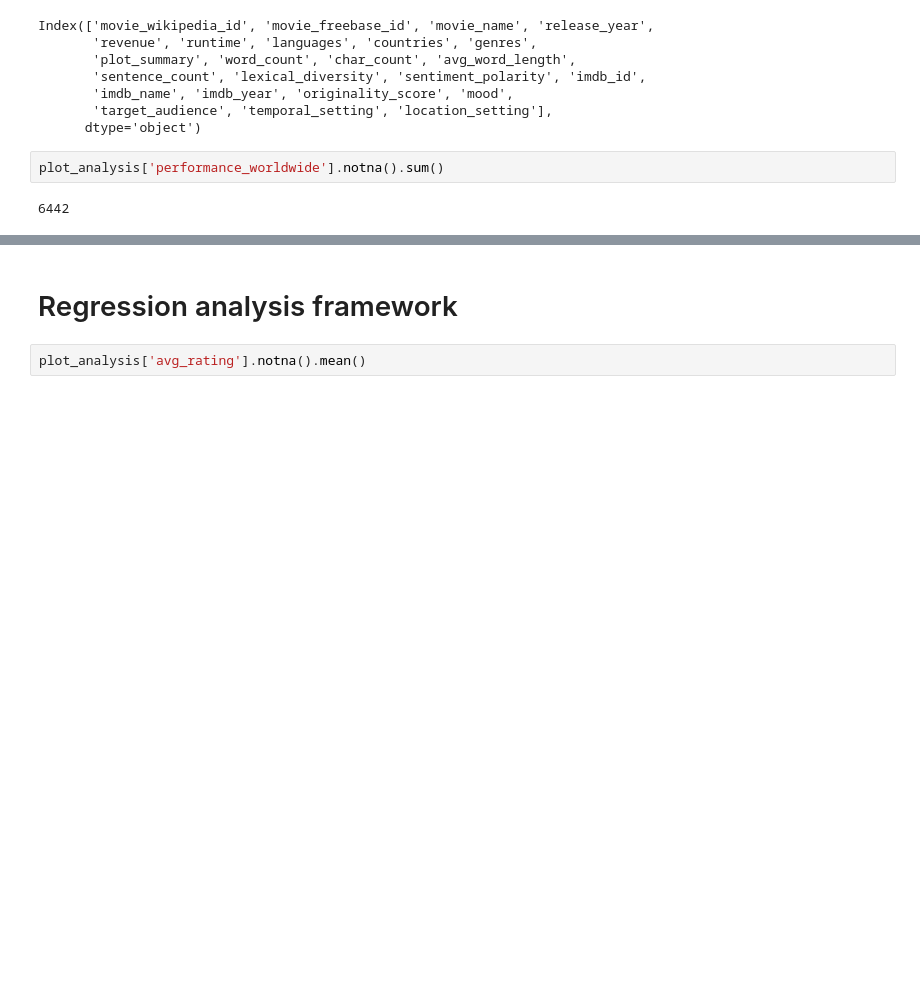
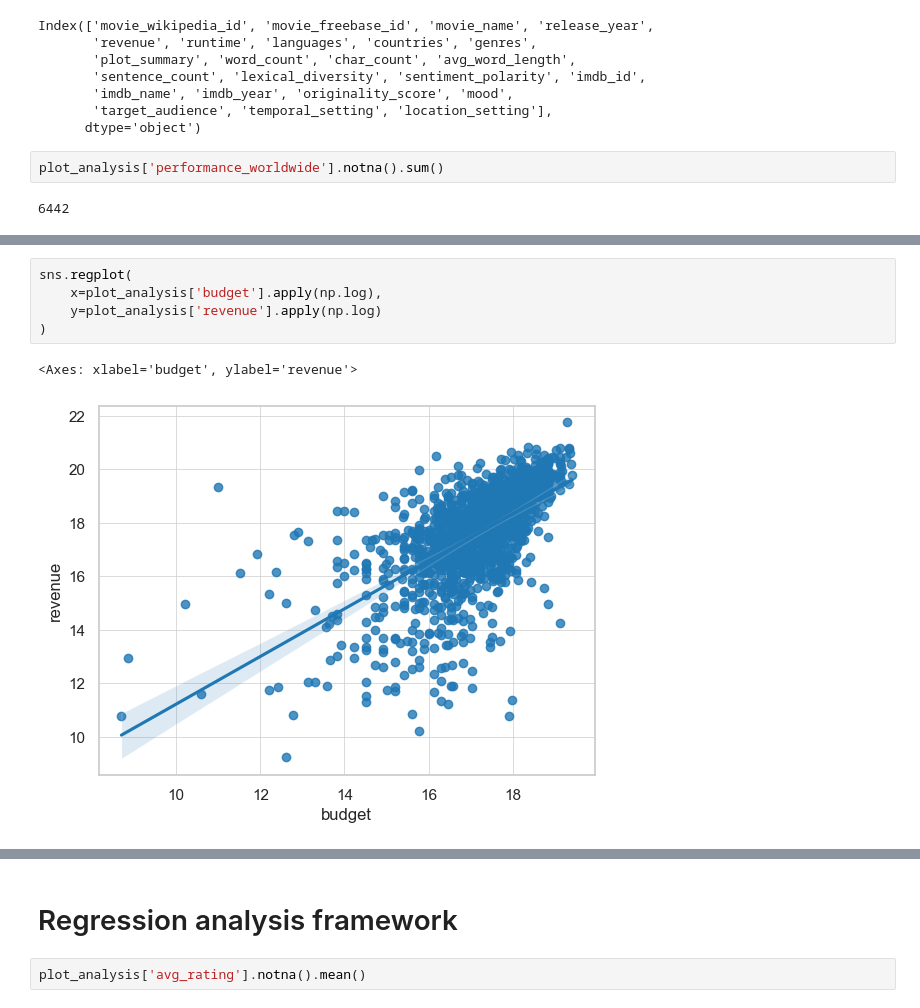
Before and after one commit to epfl-ada/ada-2023-project-biasbusters, a Jupyter notebook: regression_analysis.ipynb, the cells around one changed output, grey strips where cells are left out. Saved outputs shown, nothing was run; the diff lists cells and outputs as text; blank space fills up the shorter version.

```diff
--- a/regression_analysis.ipynb
+++ b/regression_analysis.ipynb
@@ -104,0 +117,8 @@ plot_analysis['performance_worldwide'].notna().sum()
+# %%
+sns.regplot(
+    x=plot_analysis['budget'].apply(np.log),
+    y=plot_analysis['revenue'].apply(np.log)
+)
+# %% [output]
+<Axes: xlabel='budget', ylabel='revenue'>
+[figure, added]
```
Also changed, not shown: parts of 7 cells of this notebook.
